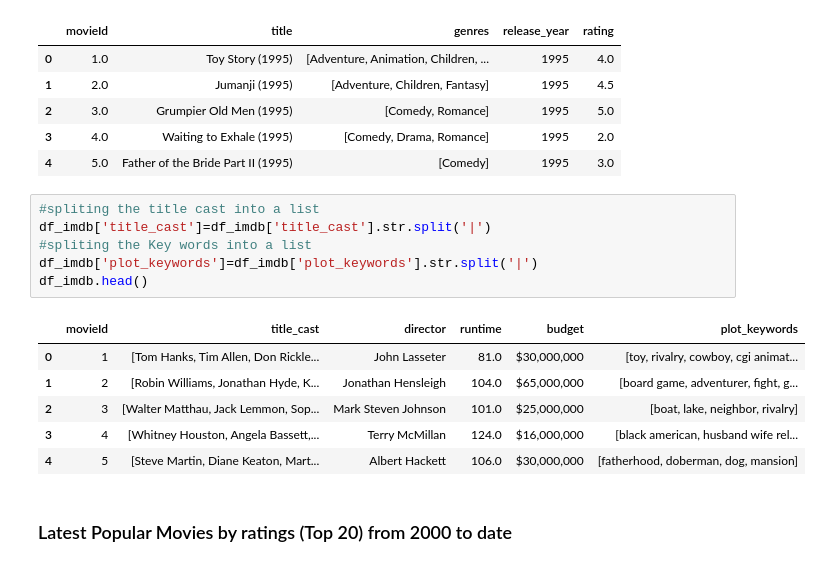
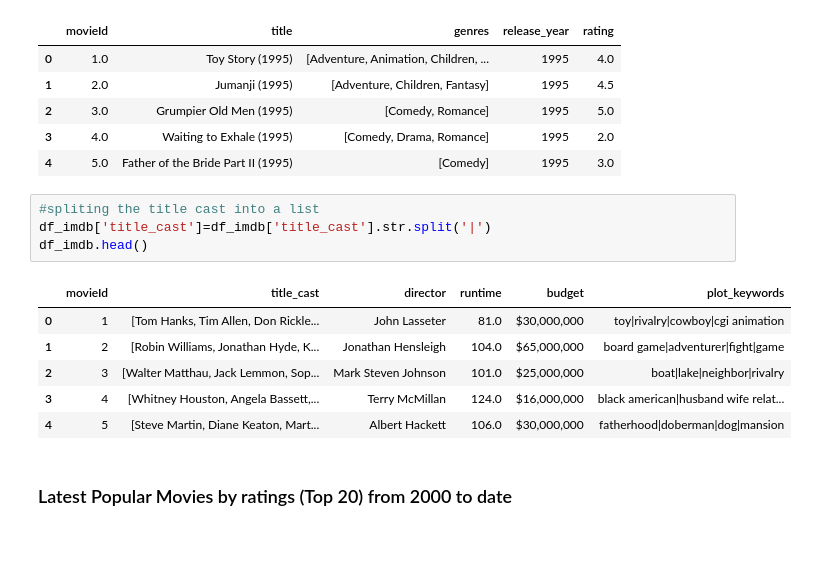
Before and after one commit to lucyzandile/unsupervised-predict-streamlit-template, a Jupyter notebook: Team_15_Unsupervised_Predict.ipynb, the cells around one changed output. Saved outputs shown, nothing was run; the diff lists cells and outputs as text.

```diff
--- a/Team_15_Unsupervised_Predict.ipynb
+++ b/Team_15_Unsupervised_Predict.ipynb
@@ -264,16 +260,14 @@ df_movies.head()
 # %%
 #spliting the title cast into a list
 df_imdb['title_cast']=df_imdb['title_cast'].str.split('|')
-#spliting the Key words into a list
-df_imdb['plot_keywords']=df_imdb['plot_keywords'].str.split('|')
 df_imdb.head()
 # %% [output]
 |  | movieId | title_cast | director | runtime | budget | plot_keywords |
-| 0 | 1 | [Tom Hanks, Tim Allen, Don Rickle... | John Lasseter | 81.0 | $30,000,000 | [toy, rivalry, cowboy, cgi animat... |
-| 1 | 2 | [Robin Williams, Jonathan Hyde, K... | Jonathan Hensleigh | 104.0 | $65,000,000 | [board game, adventurer, fight, g... |
-| 2 | 3 | [Walter Matthau, Jack Lemmon, Sop... | Mark Steven Johnson | 101.0 | $25,000,000 | [boat, lake, neighbor, rivalry] |
-| 3 | 4 | [Whitney Houston, Angela Bassett,... | Terry McMillan | 124.0 | $16,000,000 | [black american, husband wife rel... |
-| 4 | 5 | [Steve Martin, Diane Keaton, Mart... | Albert Hackett | 106.0 | $30,000,000 | [fatherhood, doberman, dog, mansion] |
+| 0 | 1 | [Tom Hanks, Tim Allen, Don Rickle... | John Lasseter | 81.0 | $30,000,000 | toy|rivalry|cowboy|cgi animation |
+| 1 | 2 | [Robin Williams, Jonathan Hyde, K... | Jonathan Hensleigh | 104.0 | $65,000,000 | board game|adventurer|fight|game |
+| 2 | 3 | [Walter Matthau, Jack Lemmon, Sop... | Mark Steven Johnson | 101.0 | $25,000,000 | boat|lake|neighbor|rivalry |
+| 3 | 4 | [Whitney Houston, Angela Bassett,... | Terry McMillan | 124.0 | $16,000,000 | black american|husband wife relat... |
+| 4 | 5 | [Steve Martin, Diane Keaton, Mart... | Albert Hackett | 106.0 | $30,000,000 | fatherhood|doberman|dog|mansion |
 # %% [markdown]
 ### Latest Popular Movies by ratings (Top 20) from 2000 to date
 # %%
```
Also changed, not shown: parts of 13 cells of this notebook.
